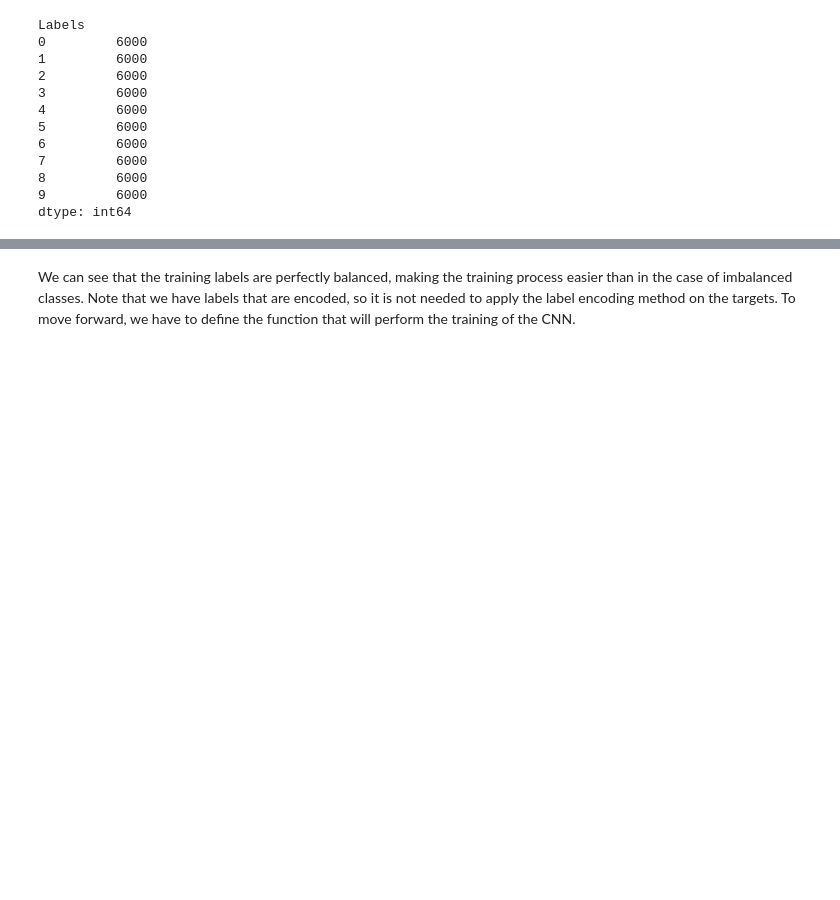
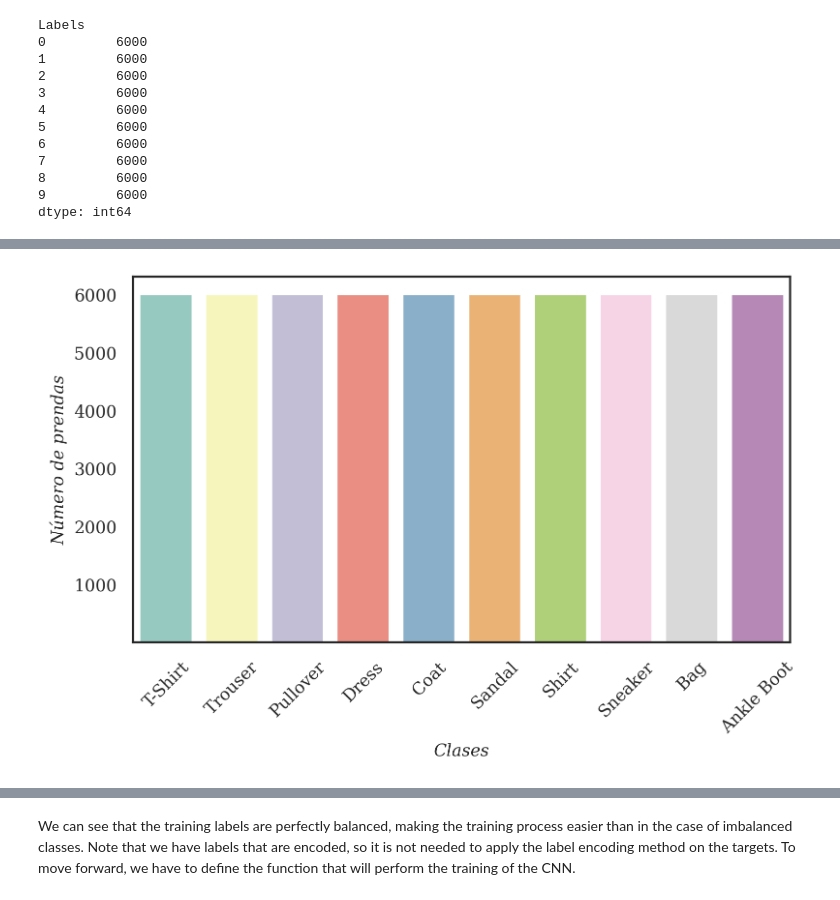
Before and after one commit to Santiq22/data_science_projects, a Jupyter notebook: Deep Convolutional Classificator Fashion MNIST/Classificator.ipynb, the cells around one changed output, grey strips where cells are left out. Saved outputs shown, nothing was run; the diff lists cells and outputs as text; code cells hidden in the pictures; blank space fills up the shorter version.

```diff
--- a/Deep Convolutional Classificator Fashion MNIST/Classificator.ipynb
+++ b/Deep Convolutional Classificator Fashion MNIST/Classificator.ipynb
@@ -48,7 +48,7 @@ kernel_size_2 = 5
 p_dropout = 0.1   # Dropout probability
 batch_size = 1000   # Mini-batch
 lr = 1e-3   # Learning rate
-n_epochs = 200   # Number of epochs
+n_epochs = 300   # Number of epochs
 
 # Fonts to the plots
 fuente_ejes = matplotlib.font_manager.FontProperties()
@@ -61,7 +61,7 @@ fuente_nombre.set_style('italic')
 
 fuente_titulo = matplotlib.font_manager.FontProperties()
 fuente_titulo.set_size(10)
-fuente_titulo.set_name('cursive')
+fuente_titulo.set_name('sans-serif')
 fuente_titulo.set_style('normal')
 fuente_titulo.set_weight('semibold')
 # %%
@@ -221,6 +211,7 @@ plt.show()
 # %% [markdown]
 Let us make some statistical analysis regarding the labels. In doing so, we are going to be able to see if the dataset is imbalanced or not.
 # %%
-# Let us convert the targets tensor into a pandas DataFrame object to make easier the computations
-df = pd.DataFrame(train_d.targets.numpy(), columns = ['Labels'])
+# Let us convert the targets tensors into a pandas DataFrame object to make easier the computations
+df_train = pd.DataFrame(train_d.targets.numpy(), columns = ['Labels'])
+df_test = pd.DataFrame(test_d.targets.numpy(), columns = ['Labels'])
 # %% [markdown]
@@ -243,0 +251,11 @@ dtype: int64
+# %%
+p = sns.countplot(x="Labels", data=df_train, palette='Set3', figure=plt.figure(figsize=(7,4), dpi=250))
+p.set_xlabel("Clases", font_properties=fuente_nombre)
+p.set_ylabel("Número de prendas", font_properties=fuente_nombre)
+p.set_xticks([i for i in range(10)])
+p.set_xticklabels(list(labels_map.values()), font_properties=fuente_ejes, rotation=45)
+p.set_yticks([1000, 2000, 3000, 4000, 5000, 6000])
+p.set_yticklabels(['1000', '2000', '3000', '4000', '5000', '6000'], font_properties=fuente_ejes)
+plt.savefig('countplot_train.jpg', bbox_inches='tight')
+# %% [output]
+[figure, added]
```
Also changed, not shown: parts of 18 cells of this notebook, 11 other files.
